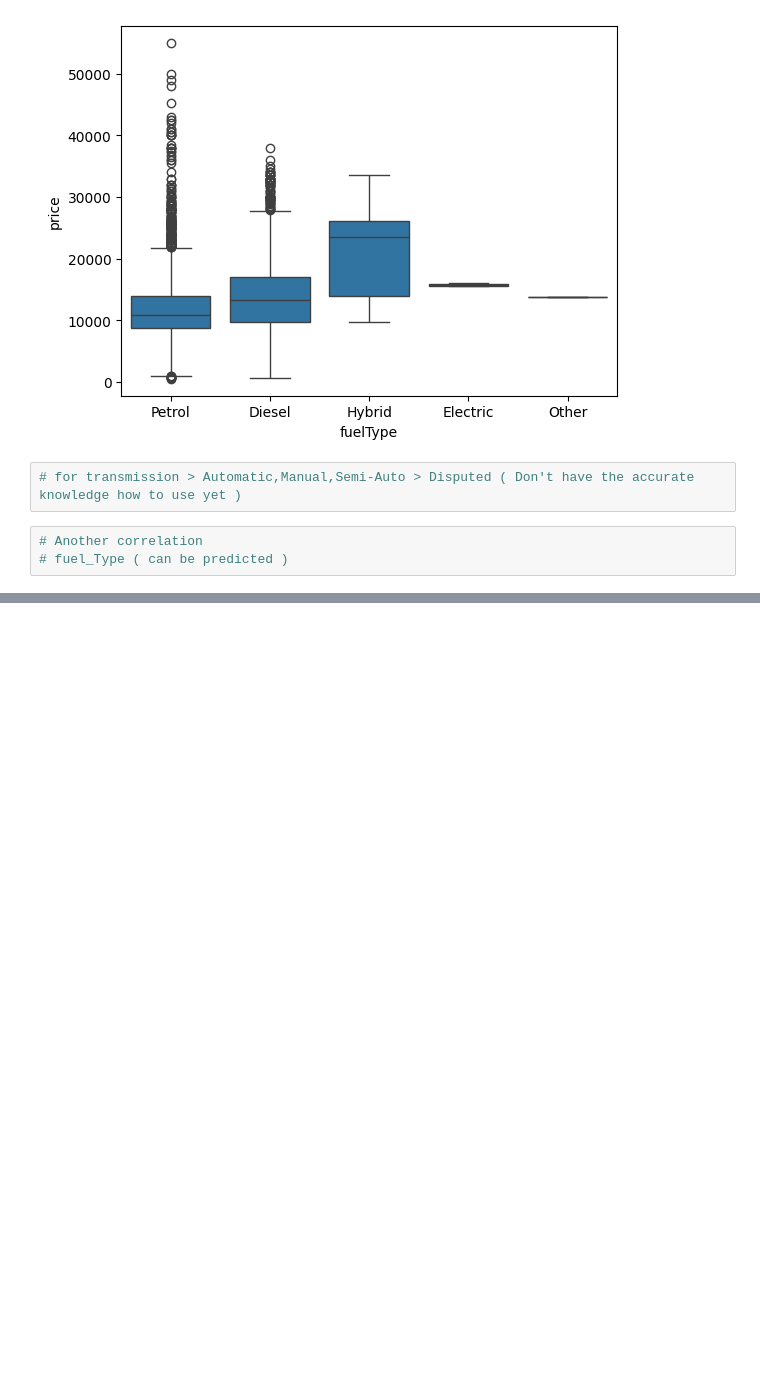
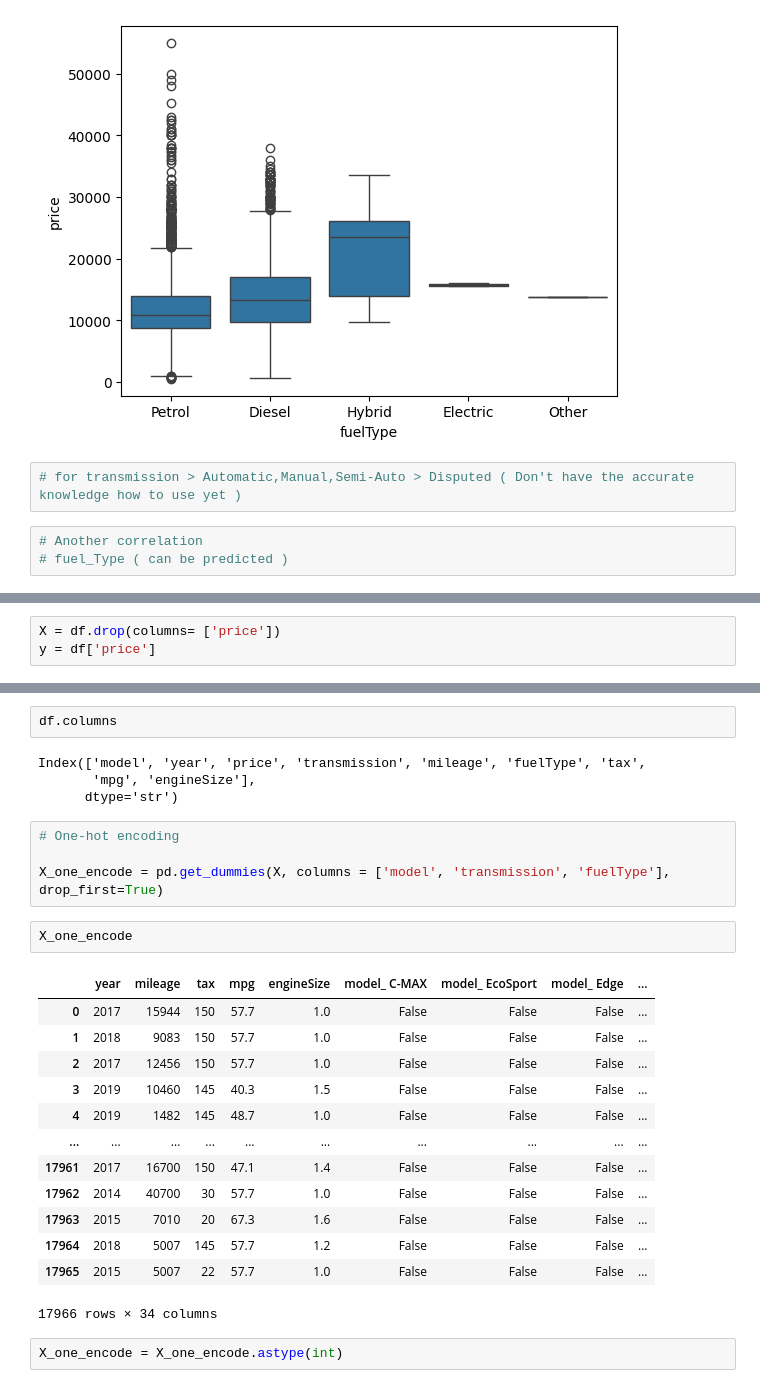
Before and after one commit to BinaryWhizz/Machine-Learning, a Jupyter notebook: Machine Learning 01/01_2_ford.ipynb, the cells around one changed output, grey strips where cells are left out. Drawn from its saved outputs; the diff is of its cells as text; blank space fills up the shorter version.

```diff
--- a/Machine Learning 01/01_2_ford.ipynb
+++ b/Machine Learning 01/01_2_ford.ipynb
@@ -153,0 +179,3 @@ sns.boxplot(data=df, x='fuelType', y='price')
+# %%
+X = df.drop(columns= ['price'])
+y = df['price']
@@ -153,0 +205,28 @@ sns.boxplot(data=df, x='fuelType', y='price')
+# %%
+df.columns
+# %% [output]
+Index(['model', 'year', 'price', 'transmission', 'mileage', 'fuelType', 'tax',
+       'mpg', 'engineSize'],
+      dtype='str')
+# %%
+# One-hot encoding
+
+X_one_encode = pd.get_dummies(X, columns = ['model', 'transmission', 'fuelType'], drop_first=True)
+# %%
+X_one_encode
+# %% [output]
+|  | year | mileage | tax | mpg | engineSize | model_ C-MAX | model_ EcoSport | model_ Edge | ... |
+| 0 | 2017 | 15944 | 150 | 57.7 | 1.0 | False | False | False | ... |
+| 1 | 2018 | 9083 | 150 | 57.7 | 1.0 | False | False | False | ... |
+| 2 | 2017 | 12456 | 150 | 57.7 | 1.0 | False | False | False | ... |
+| 3 | 2019 | 10460 | 145 | 40.3 | 1.5 | False | False | False | ... |
+| 4 | 2019 | 1482 | 145 | 48.7 | 1.0 | False | False | False | ... |
+| ... | ... | ... | ... | ... | ... | ... | ... | ... | ... |
+| 17961 | 2017 | 16700 | 150 | 47.1 | 1.4 | False | False | False | ... |
+| 17962 | 2014 | 40700 | 30 | 57.7 | 1.0 | False | False | False | ... |
+| 17963 | 2015 | 7010 | 20 | 67.3 | 1.6 | False | False | False | ... |
+| 17964 | 2018 | 5007 | 145 | 57.7 | 1.2 | False | False | False | ... |
+| 17965 | 2015 | 5007 | 22 | 57.7 | 1.0 | False | False | False | ... |
+17966 rows × 34 columns
+# %%
+X_one_encode = X_one_encode.astype(int)
```
Also changed, not shown: parts of 26 cells of this notebook.
